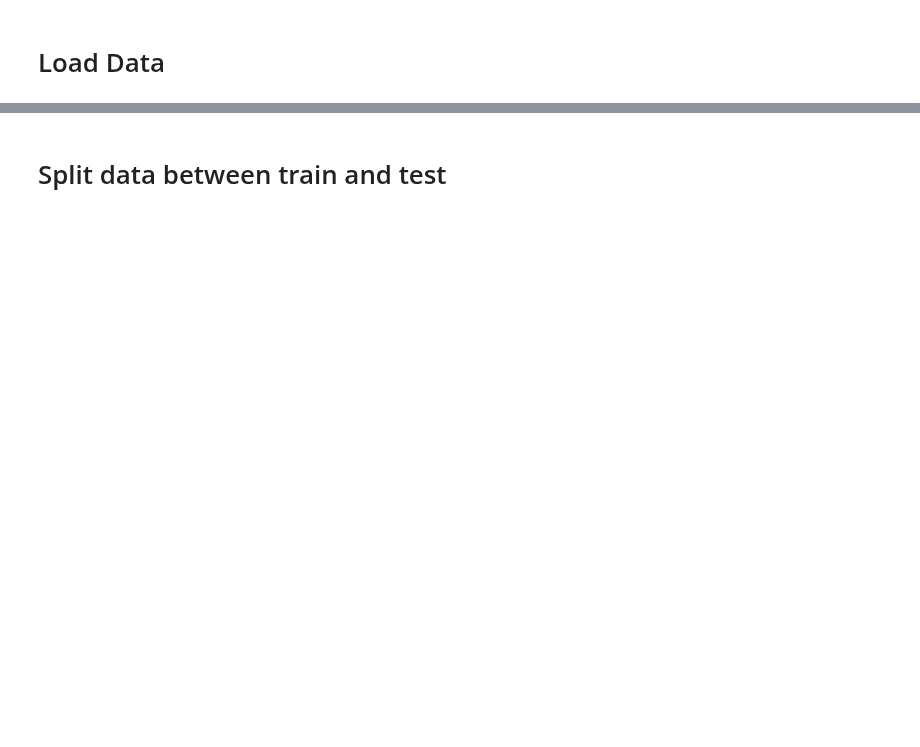
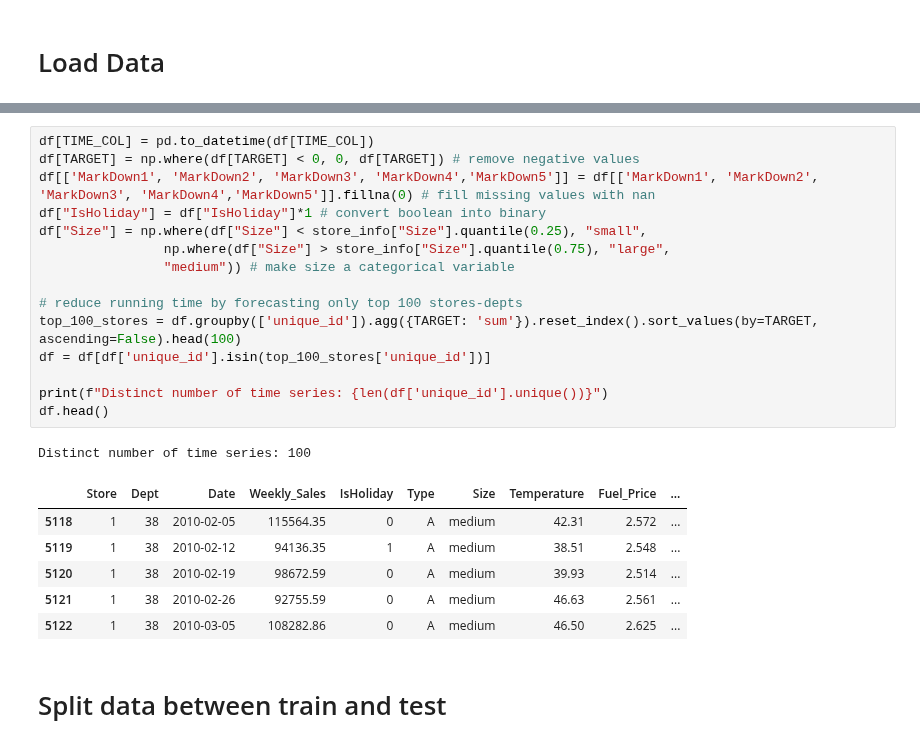
Before and after one commit to zaai-ai/lab, a Jupyter notebook: forecasting/Chronos/chronos.ipynb, the cells around one changed output, grey strips where cells are left out. Saved outputs shown, nothing was run; the diff lists cells and outputs as text; blank space fills up the shorter version.

```diff
--- a/forecasting/Chronos/chronos.ipynb
+++ b/forecasting/Chronos/chronos.ipynb
@@ -38,3 +59,26 @@ Distinct number of time series: 195
+# %%
+df[TIME_COL] = pd.to_datetime(df[TIME_COL])
+df[TARGET] = np.where(df[TARGET] < 0, 0, df[TARGET]) # remove negative values
+df[['MarkDown1', 'MarkDown2', 'MarkDown3', 'MarkDown4','MarkDown5']] = df[['MarkDown1', 'MarkDown2', 'MarkDown3', 'MarkDown4','MarkDown5']].fillna(0) # fill missing values with nan
+df["IsHoliday"] = df["IsHoliday"]*1 # convert boolean into binary
+df["Size"] = np.where(df["Size"] < store_info["Size"].quantile(0.25), "small",
+                np.where(df["Size"] > store_info["Size"].quantile(0.75), "large",
+                "medium")) # make size a categorical variable
+
+# reduce running time by forecasting only top 100 stores-depts
+top_100_stores = df.groupby(['unique_id']).agg({TARGET: 'sum'}).reset_index().sort_values(by=TARGET, ascending=False).head(100)
+df = df[df['unique_id'].isin(top_100_stores['unique_id'])]
+
+print(f"Distinct number of time series: {len(df['unique_id'].unique())}")
+df.head()
+# %% [output]
+Distinct number of time series: 100
+|  | Store | Dept | Date | Weekly_Sales | IsHoliday | Type | Size | Temperature | Fuel_Price | ... |
+| 5118 | 1 | 38 | 2010-02-05 | 115564.35 | 0 | A | medium | 42.31 | 2.572 | ... |
+| 5119 | 1 | 38 | 2010-02-12 | 94136.35 | 1 | A | medium | 38.51 | 2.548 | ... |
+| 5120 | 1 | 38 | 2010-02-19 | 98672.59 | 0 | A | medium | 39.93 | 2.514 | ... |
+| 5121 | 1 | 38 | 2010-02-26 | 92755.59 | 0 | A | medium | 46.63 | 2.561 | ... |
+| 5122 | 1 | 38 | 2010-03-05 | 108282.86 | 0 | A | medium | 46.50 | 2.625 | ... |
 # %% [markdown]
 # Split data between train and test
 # %%
```
Also changed, not shown: parts of 13 cells of this notebook, 3 other files.
